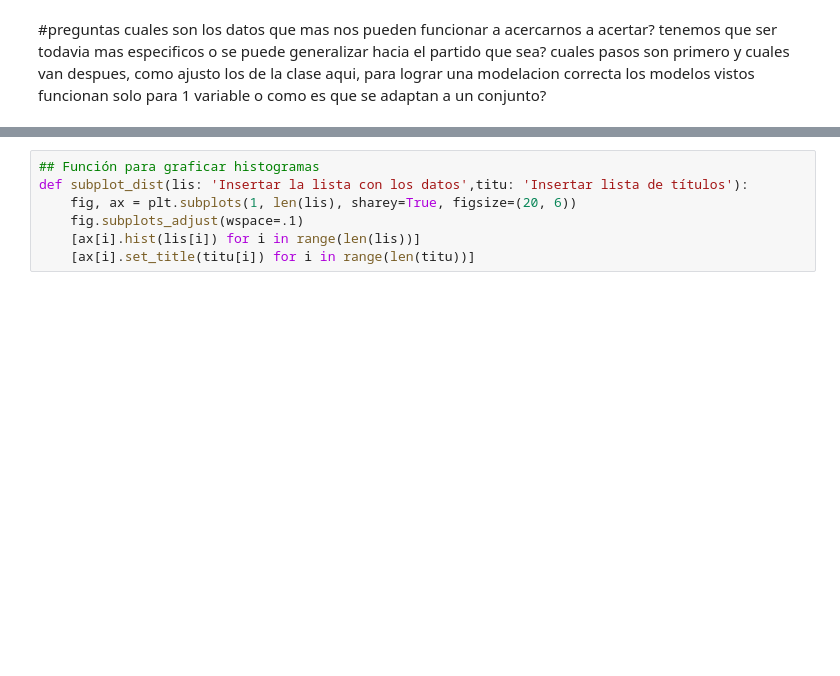
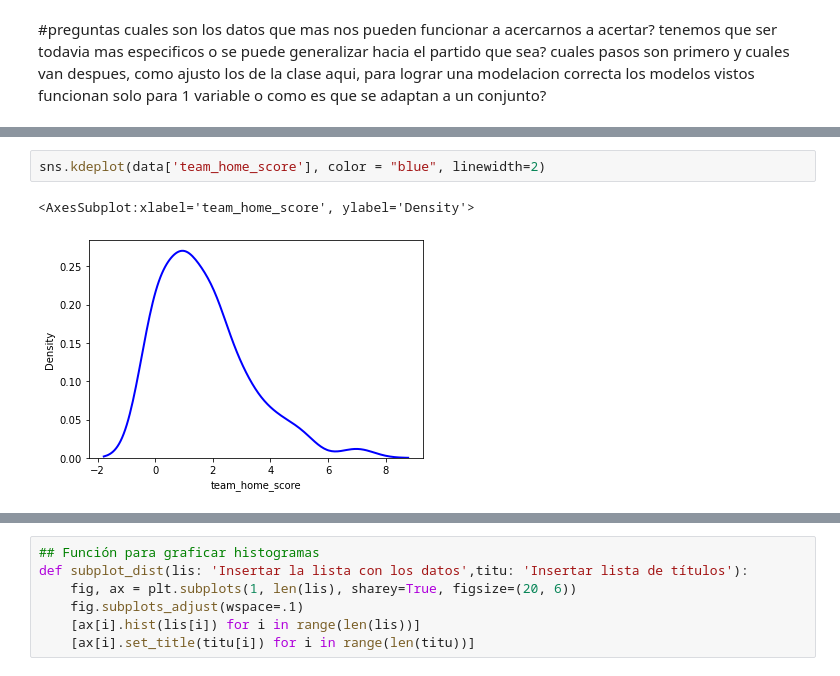
Before and after one commit to Luisahum270/Proyecto_Tema_2_Equipo_8, a Jupyter notebook: Proyecto Tema 2 - Equipo 8.ipynb, the cells around one changed output, grey strips where cells are left out. Drawn from its saved outputs; the diff is of its cells as text; blank space fills up the shorter version.

```diff
--- a/Proyecto Tema 2 - Equipo 8.ipynb
+++ b/Proyecto Tema 2 - Equipo 8.ipynb
@@ -120,0 +220,5 @@ FileNotFoundError: [Errno 2] No such file or directory: '2022-2023 Football Play
+# %%
+sns.kdeplot(data['team_home_score'], color = "blue", linewidth=2)
+# %% [output]
+<AxesSubplot:xlabel='team_home_score', ylabel='Density'>
+[figure, added]
```
Also changed, not shown: parts of 24 cells of this notebook.
